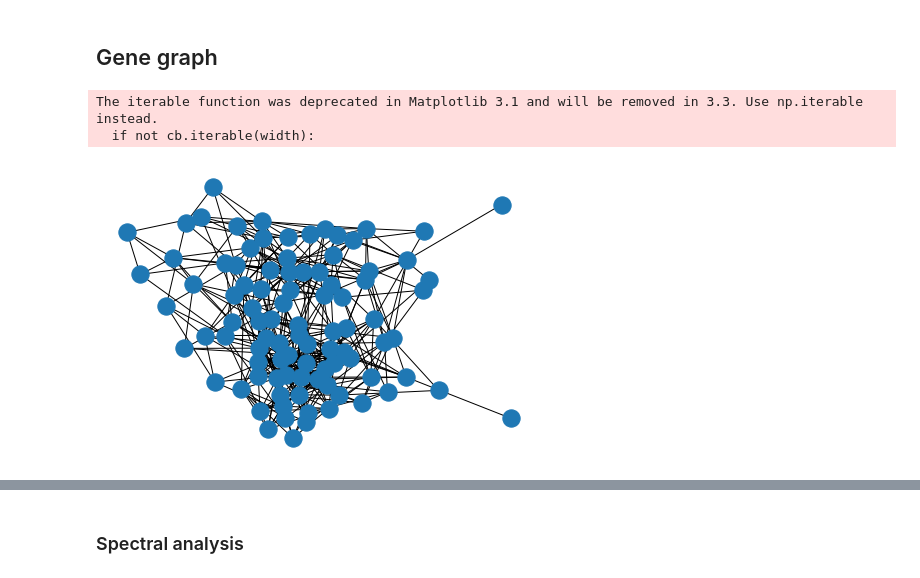
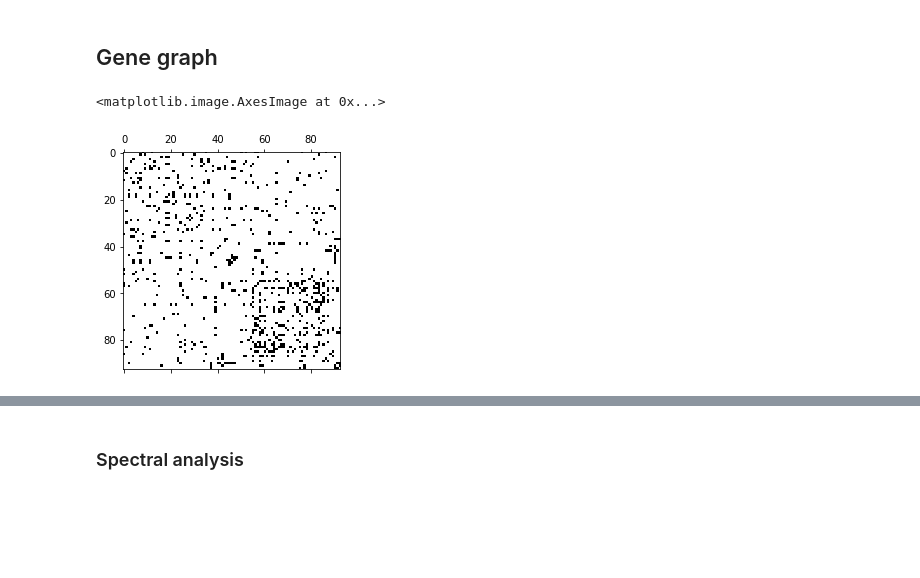
Before and after one commit to raphaelreiss/Network_tour_of_mice_genetics, a Jupyter notebook: Graph_Analysis_Mice_Genetics.ipynb, the cells around one changed output, grey strips where cells are left out. Cells and saved outputs as stored; diff of their text form; code cells hidden in the pictures; blank space fills up the shorter version.

```diff
--- a/Graph_Analysis_Mice_Genetics.ipynb
+++ b/Graph_Analysis_Mice_Genetics.ipynb
@@ -360,6 +366,5 @@ gene_graph = nx.from_numpy_array(unweighted_adj)
-# %%
-nx.draw(gene_graph)
-# %% [output]
-The iterable function was deprecated in Matplotlib 3.1 and will be removed in 3.3. Use np.iterable instead.
-  if not cb.iterable(width):
-[figure, removed]
+# %%
+plt.spy(unweighted_adj)
+# %% [output]
+<matplotlib.image.AxesImage at 0x...>
+[figure, added]
```
Also changed, not shown: parts of 34 cells of this notebook.
